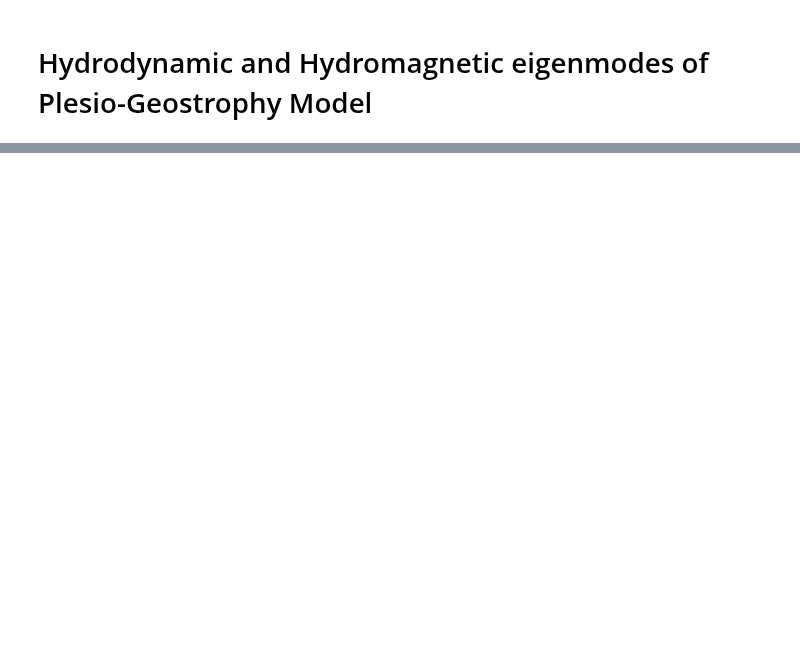
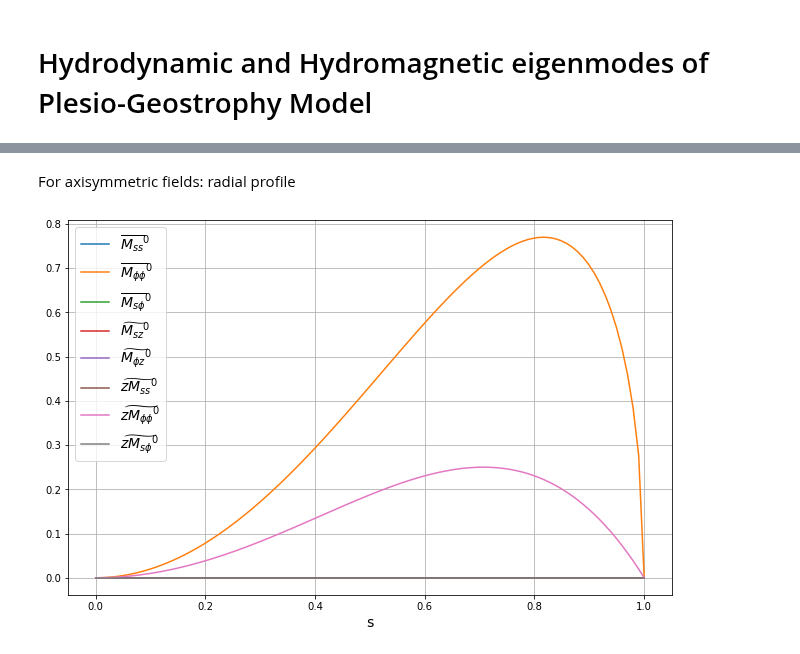
Before and after one commit to GentleMin/PlesioGeostroPy, a Jupyter notebook: EigenPG.ipynb, the cells around one changed output, grey strips where cells are left out. Drawn from its saved outputs; the diff is of its cells as text; code cells hidden in the pictures; blank space fills up the shorter version.

```diff
--- a/EigenPG.ipynb
+++ b/EigenPG.ipynb
@@ -528,0 +128,21 @@ simplify
+# %%
+moments_bg = pgutils.field_to_moment(B_bg)
+moments_bg = tuple(moment.subs({pg_fields.H: pg_fields.H_s}) for moment in moments_bg)
+moments_label = [moment_symbol.name for moment_symbol in pg_fields.list_bg_fields[1:9]]
+moments_fun = [sympy.lambdify((pg_fields.s, pg_fields.p, pg_fields.z), component, modules=["scipy", "numpy"]) for component in moments_bg]
+# %% [markdown]
+For axisymmetric fields: radial profile
+# %%
+s_array = np.linspace(0, 1, num=100)
+
+fig, ax = plt.subplots(figsize=(9, 6))
+for i_comp, component in enumerate(moments_fun):
+    ax.plot(s_array, component(s_array, 0, 0)*np.ones(s_array.shape), label='$' + moments_label[i_comp] + '$')
+
+ax.set_xlabel('s', fontsize=14)
+ax.grid(True)
+ax.legend(fontsize=14)
+plt.tight_layout()
+plt.show()
+# %% [output]
+[figure, added]
```
Also changed, not shown: parts of 98 cells of this notebook.
